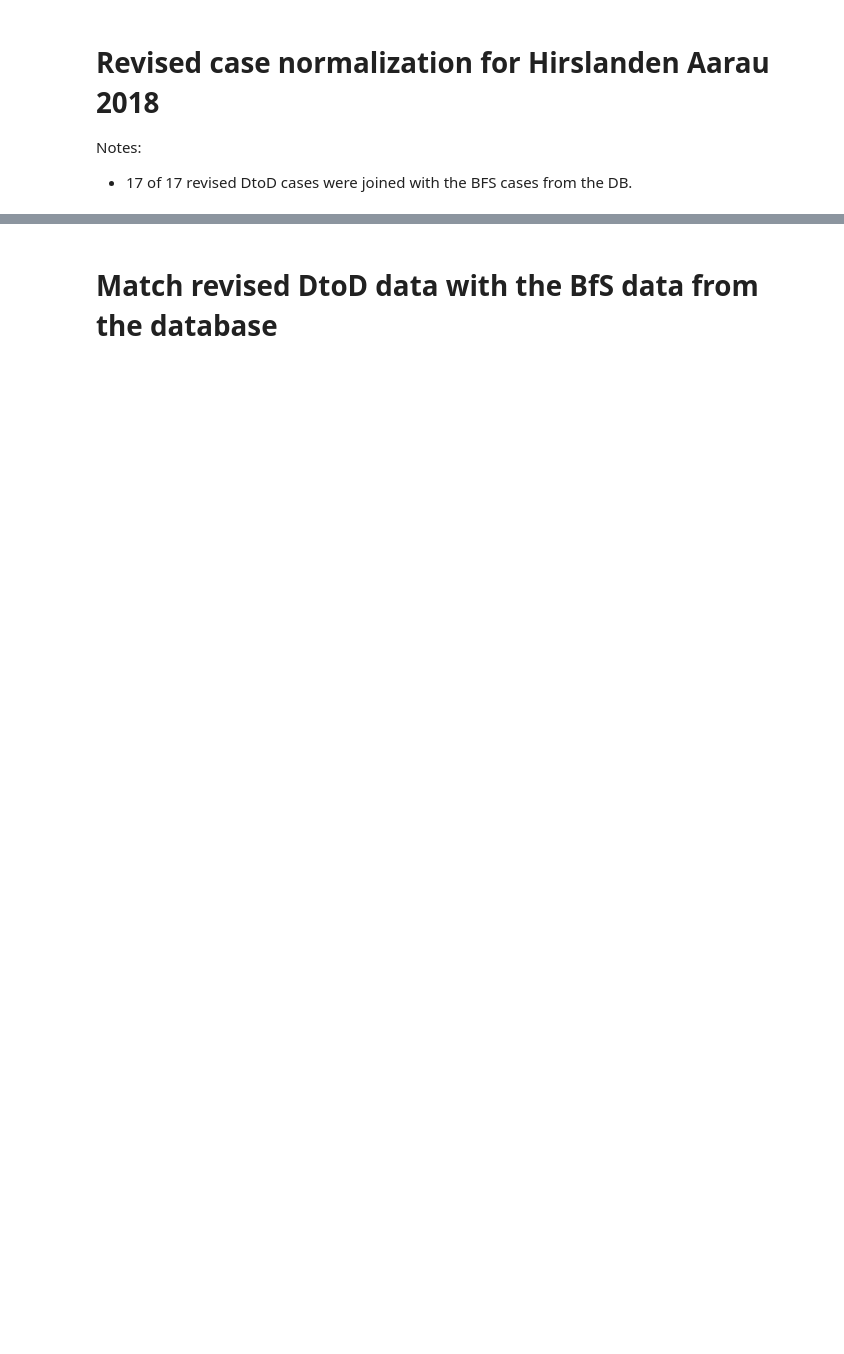
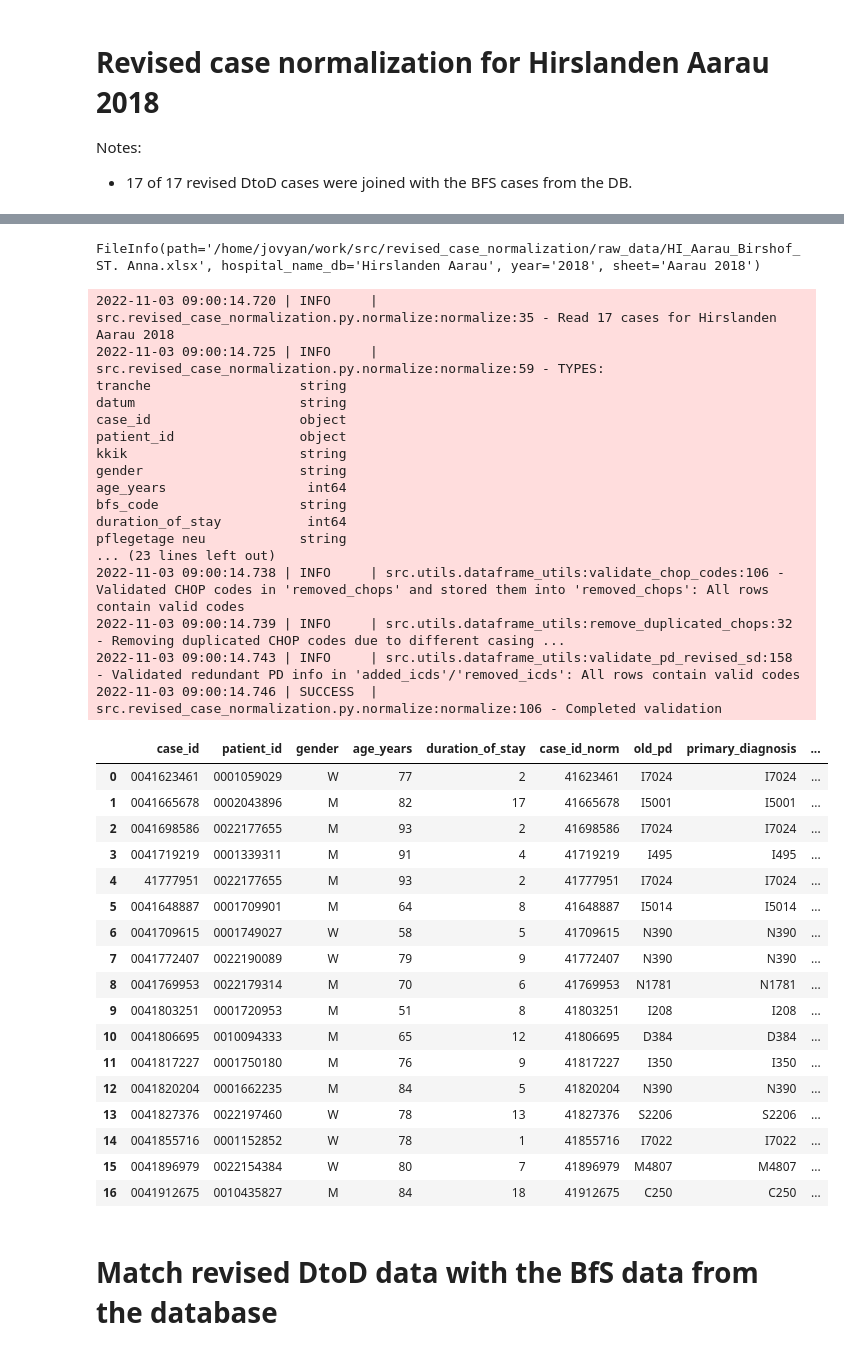
Before and after one commit to anschauf/code-scout-python, a Jupyter notebook: src/revised_case_normalization/Hirslanden_Aarau_2018_normalization.ipynb, the cells around one changed output, grey strips where cells are left out. Saved outputs shown, nothing was run; the diff lists cells and outputs as text; code cells hidden in the pictures; blank space fills up the shorter version.

Commit message:
[2022-43] Reorganized functions to revise and group the revised cases

```diff
--- a/src/revised_case_normalization/Hirslanden_Aarau_2018_normalization.ipynb
+++ b/src/revised_case_normalization/Hirslanden_Aarau_2018_normalization.ipynb
@@ -24,10 +16,46 @@ ImportError: cannot import name 'get_primary_procedures_codes' from 'src.service
 # %%
-file_info = FileInfo(
-        os.path.join(ROOT_DIR, 'raw_data/HI_Aarau_Birshof_ST. Anna.xlsx'),
-        'Hirslanden Aarau',
-        '2018',
-        ['Aarau 2018'])
+file_info = FileInfo(os.path.join(ROOT_DIR, 'raw_data/HI_Aarau_Birshof_ST. Anna.xlsx'),
+                     'Hirslanden Aarau', '2018', 'Aarau 2018')
 
 print(file_info)
+# %% [output]
+FileInfo(path='/home/jovyan/work/src/revised_case_normalization/raw_data/HI_Aarau_Birshof_ST. Anna.xlsx', hospital_name_db='Hirslanden Aarau', year='2018', sheet='Aarau 2018')
 # %%
-df_revised_case_d2d = normalize(file_info, 0)
+revised_cases_df = normalize(file_info)
+revised_cases_df
+# %% [output]
+2022-11-03 09:00:14.720 | INFO     | src.revised_case_normalization.py.normalize:normalize:35 - Read 17 cases for Hirslanden Aarau 2018
+2022-11-03 09:00:14.725 | INFO     | src.revised_case_normalization.py.normalize:normalize:59 - TYPES:
+tranche                   string
+datum                     string
+case_id                   object
+patient_id                object
+kkik                      string
+gender                    string
+age_years                  int64
+bfs_code                  string
+duration_of_stay           int64
+pflegetage neu            string
+... (23 lines left out)
+2022-11-03 09:00:14.738 | INFO     | src.utils.dataframe_utils:validate_chop_codes:106 - Validated CHOP codes in 'removed_chops' and stored them into 'removed_chops': All rows contain valid codes
+2022-11-03 09:00:14.739 | INFO     | src.utils.dataframe_utils:remove_duplicated_chops:32 - Removing duplicated CHOP codes due to different casing ...
+2022-11-03 09:00:14.743 | INFO     | src.utils.dataframe_utils:validate_pd_revised_sd:158 - Validated redundant PD info in 'added_icds'/'removed_icds': All rows contain valid codes
+2022-11-03 09:00:14.746 | SUCCESS  | src.revised_case_normalization.py.normalize:normalize:106 - Completed validation
+|  | case_id | patient_id | gender | age_years | duration_of_stay | case_id_norm | old_pd | primary_diagnosis | ... |
+| 0 | 0041623461 | 0001059029 | W | 77 | 2 | 41623461 | I7024 | I7024 | ... |
+| 1 | 0041665678 | 0002043896 | M | 82 | 17 | 41665678 | I5001 | I5001 | ... |
+| 2 | 0041698586 | 0022177655 | M | 93 | 2 | 41698586 | I7024 | I7024 | ... |
+| 3 | 0041719219 | 0001339311 | M | 91 | 4 | 41719219 | I495 | I495 | ... |
+| 4 | 41777951 | 0022177655 | M | 93 | 2 | 41777951 | I7024 | I7024 | ... |
+| 5 | 0041648887 | 0001709901 | M | 64 | 8 | 41648887 | I5014 | I5014 | ... |
+| 6 | 0041709615 | 0001749027 | W | 58 | 5 | 41709615 | N390 | N390 | ... |
+| 7 | 0041772407 | 0022190089 | W | 79 | 9 | 41772407 | N390 | N390 | ... |
+| 8 | 0041769953 | 0022179314 | M | 70 | 6 | 41769953 | N1781 | N1781 | ... |
+| 9 | 0041803251 | 0001720953 | M | 51 | 8 | 41803251 | I208 | I208 | ... |
+| 10 | 0041806695 | 0010094333 | M | 65 | 12 | 41806695 | D384 | D384 | ... |
+| 11 | 0041817227 | 0001750180 | M | 76 | 9 | 41817227 | I350 | I350 | ... |
+| 12 | 0041820204 | 0001662235 | M | 84 | 5 | 41820204 | N390 | N390 | ... |
+| 13 | 0041827376 | 0022197460 | W | 78 | 13 | 41827376 | S2206 | S2206 | ... |
+| 14 | 0041855716 | 0001152852 | W | 78 | 1 | 41855716 | I7022 | I7022 | ... |
+| 15 | 0041896979 | 0022154384 | W | 80 | 7 | 41896979 | M4807 | M4807 | ... |
+| 16 | 0041912675 | 0010435827 | M | 84 | 18 | 41912675 | C250 | C250 | ... |
```
Also changed, not shown: parts of 13 cells of this notebook, 15 other files.
